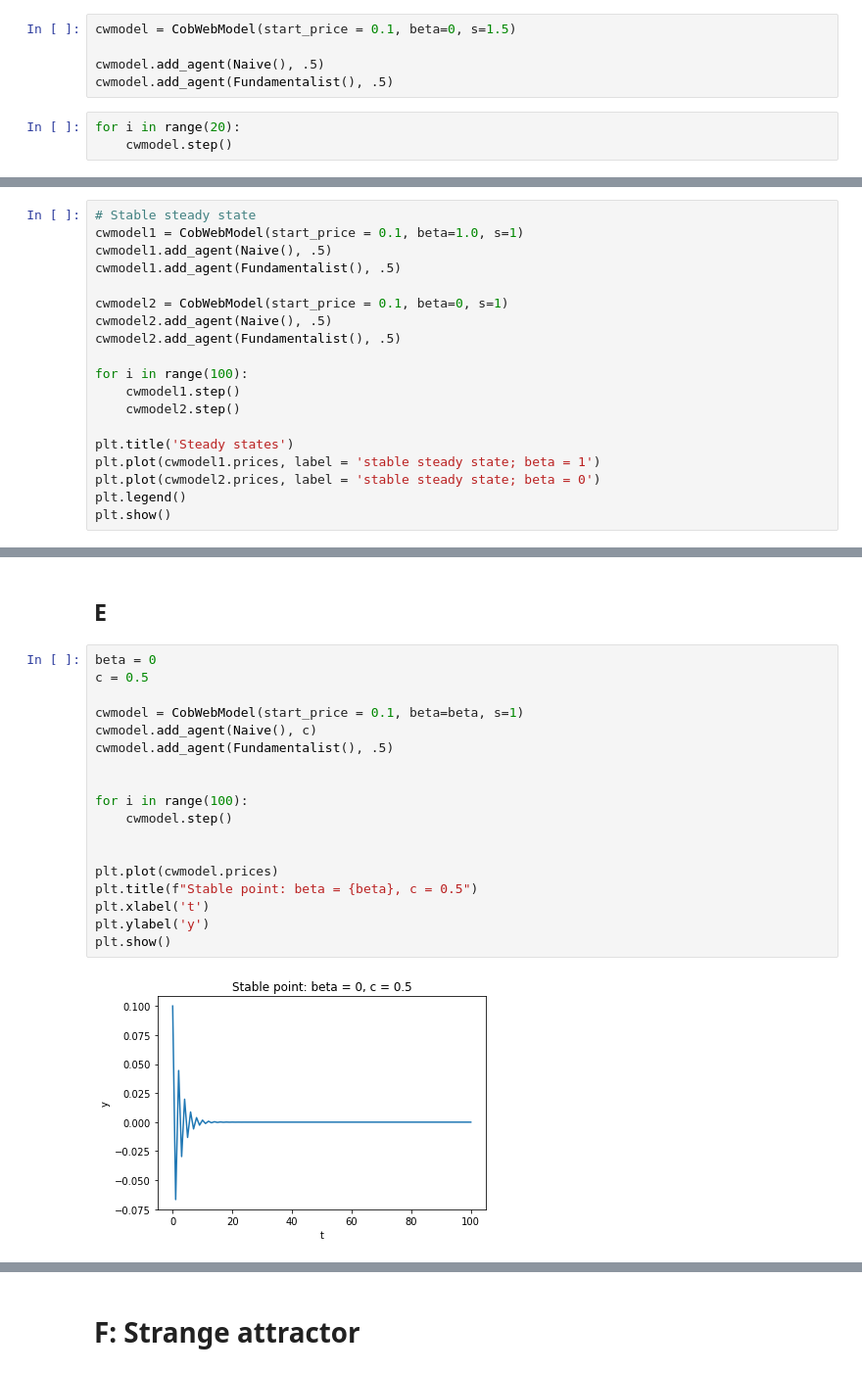
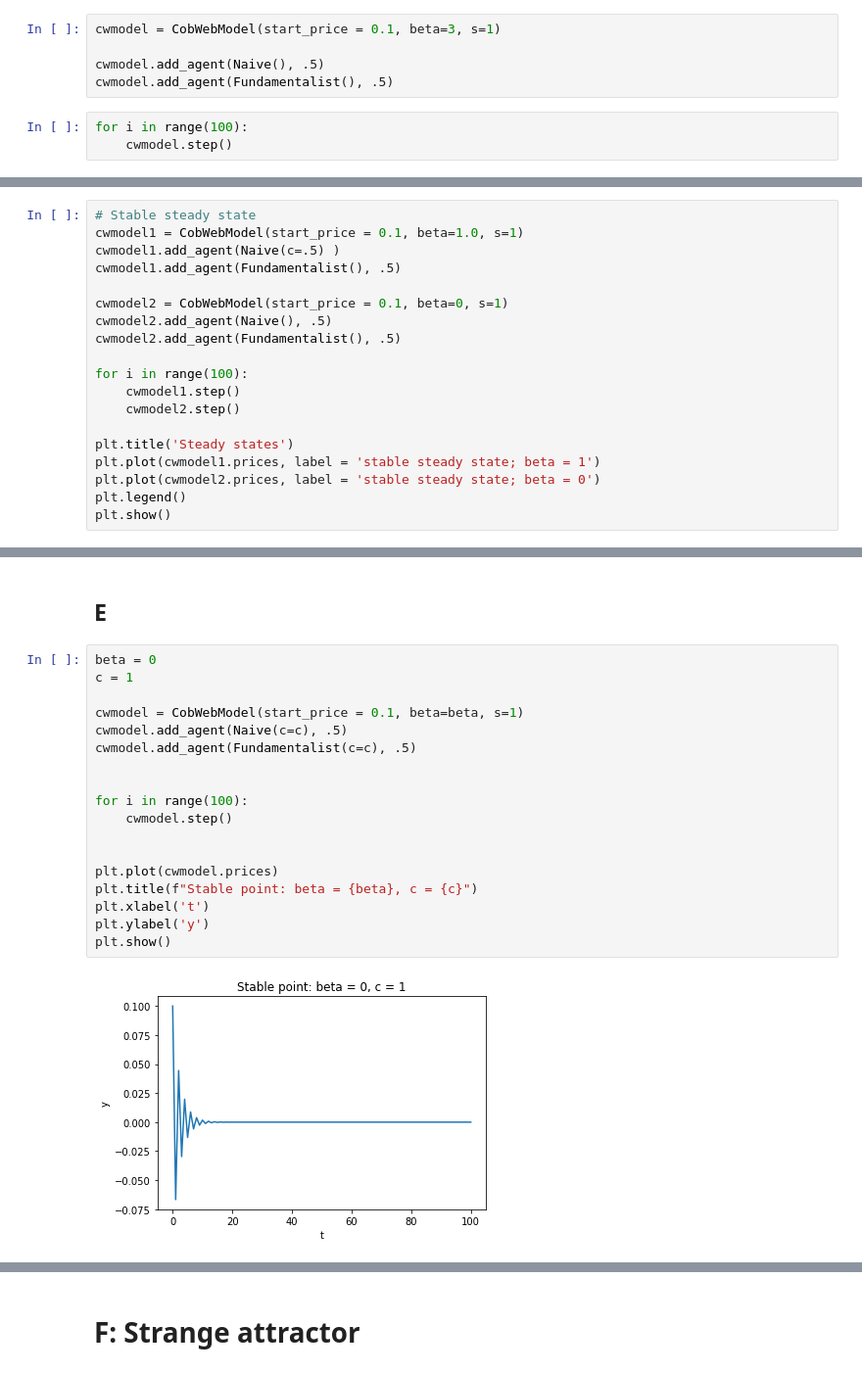
Before and after one commit to SByeUva/complex-economic-dynamics, a Jupyter notebook: hw_02.ipynb, the cells around one changed output, grey strips where cells are left out. Shown: that part at 98% size. Drawn from its saved outputs; the diff is of its cells as text.

```diff
--- a/hw_02.ipynb
+++ b/hw_02.ipynb
@@ -94,12 +94,12 @@ print(cwmodel.prices)
 # %% [markdown]
 # Question C2
 # %%
-cwmodel = CobWebModel(start_price = 0.1, beta=0, s=1.5)
+cwmodel = CobWebModel(start_price = 0.1, beta=3, s=1)
 
 cwmodel.add_agent(Naive(), .5)
 cwmodel.add_agent(Fundamentalist(), .5)
 # %%
-for i in range(20):
+for i in range(100):
     cwmodel.step()
 # %%
 plt.title('Symmetric 2-cycle')
@@ -132,7 +132,7 @@ plt.show()
 # %%
 # Stable steady state
 cwmodel1 = CobWebModel(start_price = 0.1, beta=1.0, s=1)
-cwmodel1.add_agent(Naive(), .5)
+cwmodel1.add_agent(Naive(c=.5) )
 cwmodel1.add_agent(Fundamentalist(), .5)
 
 cwmodel2 = CobWebModel(start_price = 0.1, beta=0, s=1)
@@ -191,23 +191,23 @@ plt.show()
 ## E
 # %%
 beta = 0
-c = 0.5
+c = 1
 
 cwmodel = CobWebModel(start_price = 0.1, beta=beta, s=1)
-cwmodel.add_agent(Naive(), c)
-cwmodel.add_agent(Fundamentalist(), .5)
+cwmodel.add_agent(Naive(c=c), .5)
+cwmodel.add_agent(Fundamentalist(c=c), .5)
 
 
 for i in range(100):
     cwmodel.step()
 
 
 plt.plot(cwmodel.prices)
-plt.title(f"Stable point: beta = {beta}, c = 0.5")
+plt.title(f"Stable point: beta = {beta}, c = {c}")
 plt.xlabel('t')
 plt.ylabel('y')
 plt.show()
 # %% [output]
-[figure, old version]
+[figure, new version]
 # %%
 beta = 2
```
Also changed, not shown: parts of 3 cells of this notebook.
